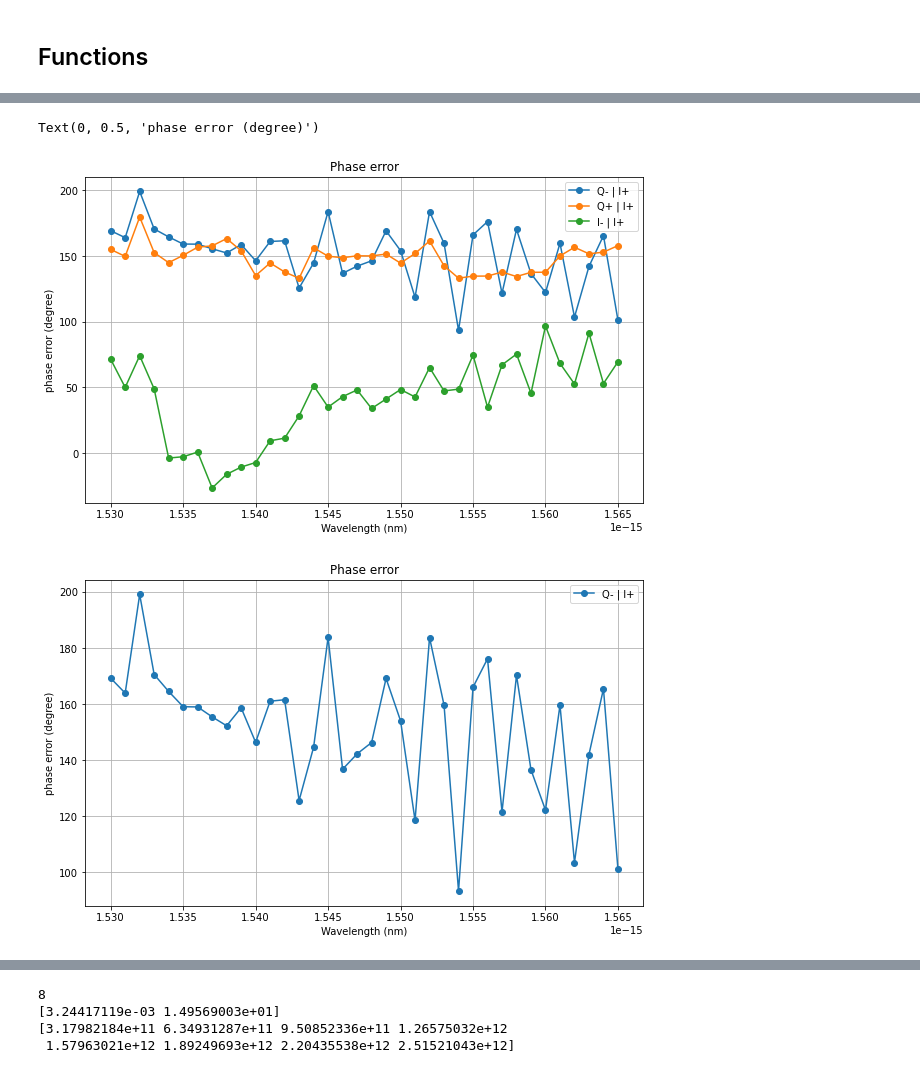
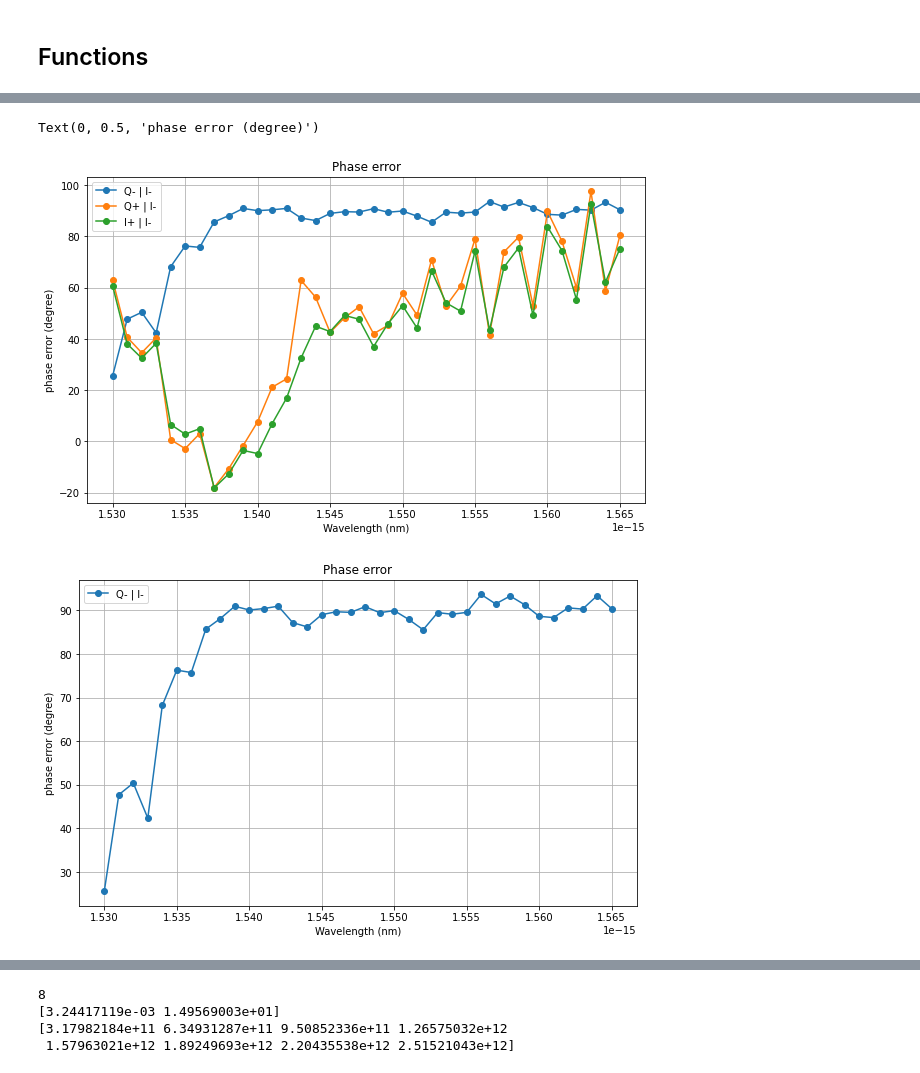
Before and after one commit to CaioRodrigues200/Photonics-training, a Jupyter notebook: Projects/Hybrid4x4/InterconnectFiles/MMI4x4_Interconnect.ipynb, the cells around one changed output, grey strips where cells are left out. Cells and saved outputs as stored; diff of their text form; code cells hidden in the pictures.

```diff
--- a/Projects/Hybrid4x4/InterconnectFiles/MMI4x4_Interconnect.ipynb
+++ b/Projects/Hybrid4x4/InterconnectFiles/MMI4x4_Interconnect.ipynb
@@ -56,9 +56,9 @@ def linear(t,a,b):
     return a*t + b
 # %%
 Result_IN = mmi.getresult('OSC_1', 'signal')
-Result_IP = mmi.getresult('OSC_2', 'signal')
+Result_QP = mmi.getresult('OSC_2', 'signal')
 Result_QN = mmi.getresult('OSC_3', 'signal')
-Result_QP = mmi.getresult('OSC_4', 'signal')
+Result_IP = mmi.getresult('OSC_4', 'signal')
 time = Result_IN['time']
 print(Result_IN.keys())
 
@@ -237,38 +251,38 @@ Text(0, 0.5, 'phase difference (degree)')
 # %%
 fig = plt.figure(figsize = (10, 6))
-plt.plot(CFreqArray*1e-9,PError,'-o', label='Q- | I+')
-plt.plot(CFreqArray*1e-9,PError2,'-o',label='Q+ | I+')
-plt.plot(CFreqArray*1e-9,PError3,'-o',label='I- | I+')
+plt.plot(CFreqArray*1e-9,PError,'-o', label='Q- | I-')
+plt.plot(CFreqArray*1e-9,PError2,'-o',label='Q+ | I-')
+plt.plot(CFreqArray*1e-9,PError3,'-o',label='I+ | I-')
 plt.grid(True)
 plt.legend()
 plt.title('Phase error')
 plt.xlabel('Wavelength (nm)')
 plt.ylabel('phase error (degree)')
 
 fig = plt.figure(figsize = (10, 6))
-plt.plot(CFreqArray*1e-9,PError,'-o', label='Q- | I+')
+plt.plot(CFreqArray*1e-9,PError,'-o', label='Q- | I-')
 plt.grid(True)
 plt.legend()
 plt.title('Phase error')
 plt.xlabel('Wavelength (nm)')
 plt.ylabel('phase error (degree)')
 
 fig = plt.figure(figsize = (10, 6))
-plt.plot(CFreqArray*1e-9,PError2,'-o',label='Q+ | I+', color='orange')
+plt.plot(CFreqArray*1e-9,PError2,'-o',label='Q+ | I-', color='orange')
 plt.grid(True)
 plt.legend()
 plt.title('Phase error')
 plt.xlabel('Wavelength (nm)')
 plt.ylabel('phase error (degree)')
 
 fig = plt.figure(figsize = (10, 6))
-plt.plot(CFreqArray*1e-9,PError3,'-o',label='I- | I+', color='g')
+plt.plot(CFreqArray*1e-9,PError3,'-o',label='I+ | I-', color='g')
 plt.grid(True)
 plt.legend()
 plt.title('Phase error')
 plt.xlabel('Wavelength (nm)')
 plt.ylabel('phase error (degree)')
 # %% [output]
 Text(0, 0.5, 'phase error (degree)')
-[figure, old version]
+[figure, new version]
-[figure, old version]
+[figure, new version]
```
Also changed, not shown: parts of 8 cells of this notebook, 5 other files.
